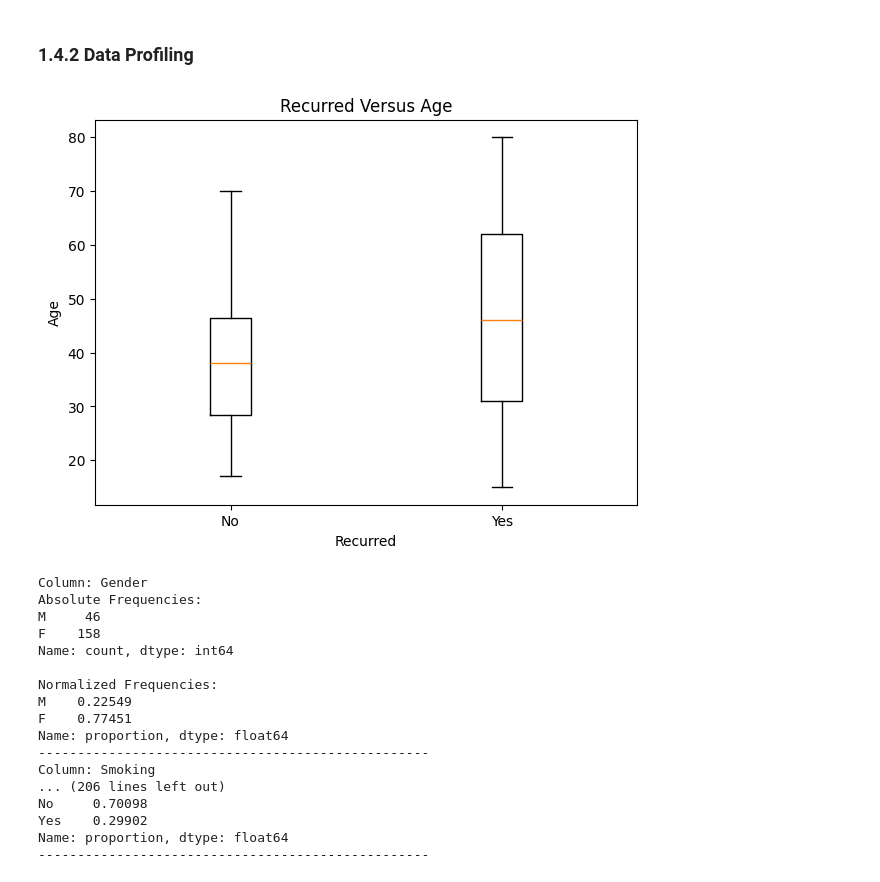
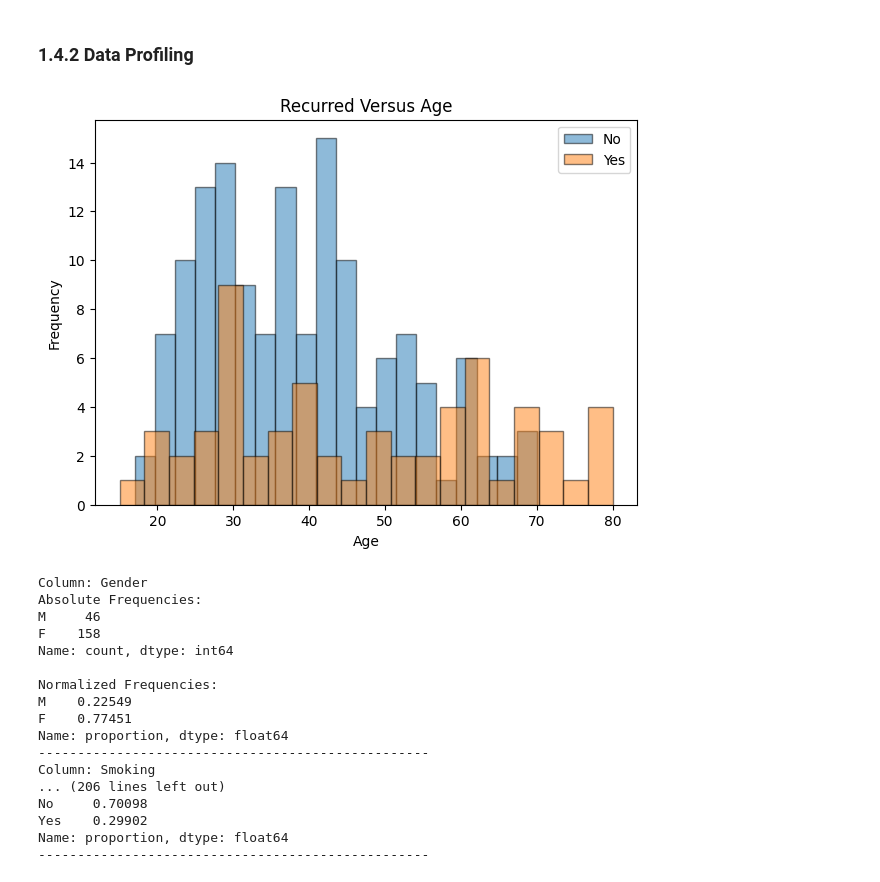
Before and after one commit to JohnPaulinePineda/Portfolio_Project_59, a Jupyter notebook: codes/LeveragingEnsembleLearningWithBaggingBoostingStackingAndBlendingApproaches.ipynb, the cells around one changed output. Saved outputs shown, nothing was run; the diff lists cells and outputs as text; code cells hidden in the pictures.

```diff
--- a/codes/LeveragingEnsembleLearningWithBaggingBoostingStackingAndBlendingApproaches.ipynb
+++ b/codes/LeveragingEnsembleLearningWithBaggingBoostingStackingAndBlendingApproaches.ipynb
@@ -1142,22 +1142,26 @@ numeric_variable_name_list = thyroid_cancer_train_predictors_numeric
 # Segregating the target variable
 # and numeric predictors
 ##################################
-boxplot_y_variable = 'Recurred'
-boxplot_x_variable = numeric_variable_name_list.values[0]
+histogram_grouping_variable = 'Recurred'
+histogram_frequency_variable = numeric_variable_name_list.values[0]
-# %%
-##################################
-# Evaluating the numeric predictors
-# against the target variable
-##################################
-plt.figure(figsize=(7, 5))
-plt.boxplot([group[boxplot_x_variable] for name, group in thyroid_cancer_train.groupby(boxplot_y_variable, observed=True)])
-plt.title(f'{boxplot_y_variable} Versus {boxplot_x_variable}')
-plt.xlabel(boxplot_y_variable)
-plt.ylabel(boxplot_x_variable)
-plt.xticks(range(1, len(thyroid_cancer_train[boxplot_y_variable].unique()) + 1), ['No', 'Yes'])
-plt.show()
-# %% [output]
-[figure, removed]
+# %%
+##################################
+# Comparing the numeric predictors
+# grouped by the target variable
+##################################
+colors = plt.get_cmap('tab10').colors
+plt.figure(figsize=(7, 5))
+group_no = thyroid_cancer_train[thyroid_cancer_train[histogram_grouping_variable] == 'No'][histogram_frequency_variable]
+group_yes = thyroid_cancer_train[thyroid_cancer_train[histogram_grouping_variable] == 'Yes'][histogram_frequency_variable]
+plt.hist(group_no, bins=20, alpha=0.5, color=colors[0], label='No', edgecolor='black')
+plt.hist(group_yes, bins=20, alpha=0.5, color=colors[1], label='Yes', edgecolor='black')
+plt.title(f'{histogram_grouping_variable} Versus {histogram_frequency_variable}')
+plt.xlabel(histogram_frequency_variable)
+plt.ylabel('Frequency')
+plt.legend()
+plt.show()
+# %% [output]
+[figure, added]
 # %%
 ##################################
 # Performing a general exploration of the categorical variable levels
```
Also changed, not shown: parts of 12 cells of this notebook, 2 other files.
